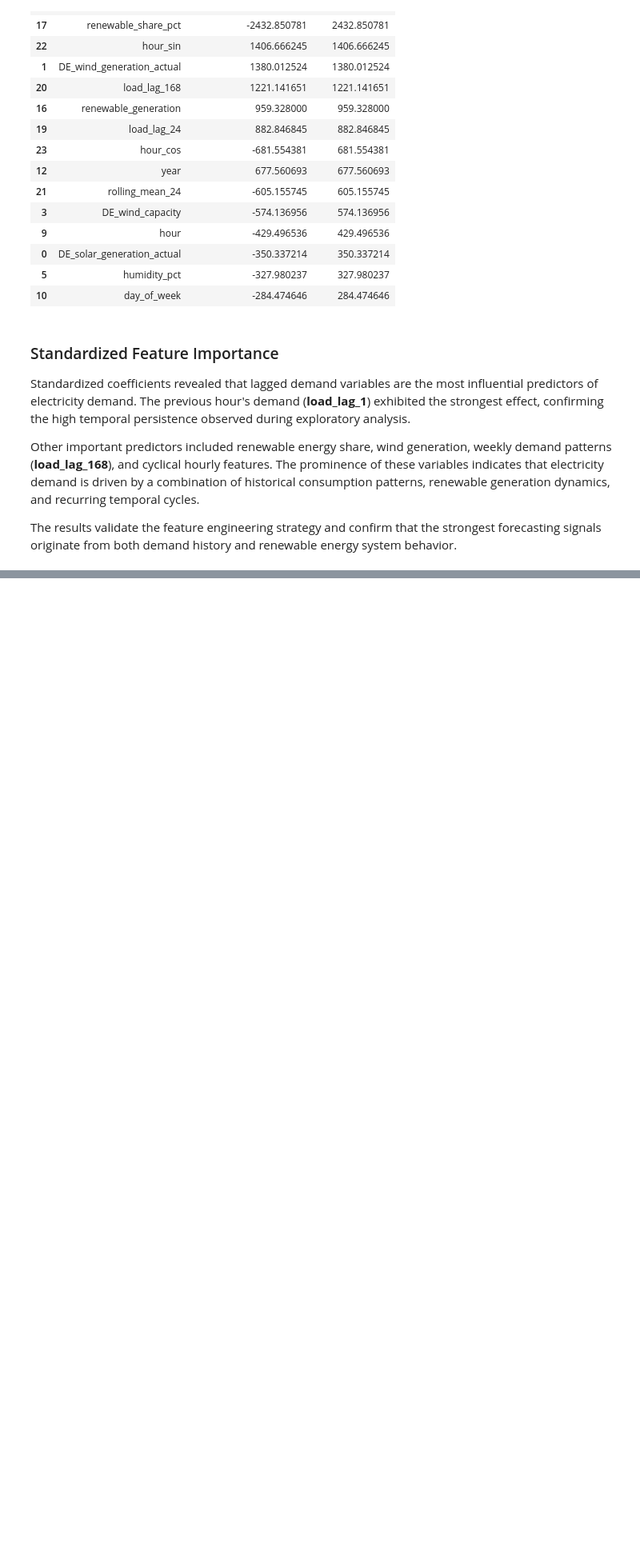
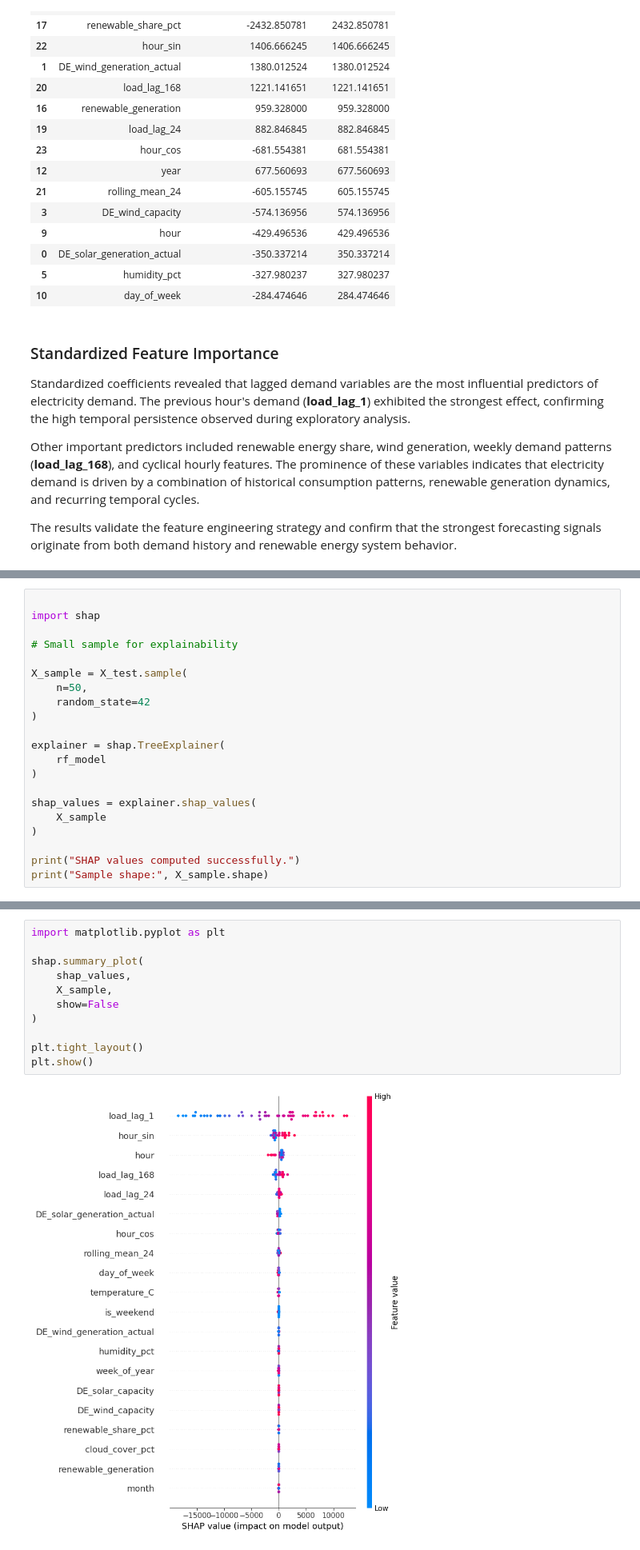
Before and after one commit to Kendivoen/energy-analytics-platform, a Jupyter notebook: notebooks/05_demand_forecasting.ipynb, the cells around one changed output, grey strips where cells are left out. Shown at 80% size. Saved outputs shown, nothing was run; the diff lists cells and outputs as text; blank space fills up the shorter version.

```diff
--- a/notebooks/05_demand_forecasting.ipynb
+++ b/notebooks/05_demand_forecasting.ipynb
@@ -383,0 +725,21 @@ The results validate the feature engineering strategy and confirm that the stron
+# %%
+
+import shap
+
+# Small sample for explainability
+
+X_sample = X_test.sample(
+    n=50,
+    random_state=42
+)
+
+explainer = shap.TreeExplainer(
+    rf_model
+)
+
+shap_values = explainer.shap_values(
+    X_sample
+)
+
+print("SHAP values computed successfully.")
+print("Sample shape:", X_sample.shape)
@@ -383,0 +753,13 @@ The results validate the feature engineering strategy and confirm that the stron
+# %%
+import matplotlib.pyplot as plt
+
+shap.summary_plot(
+    shap_values,
+    X_sample,
+    show=False
+)
+
+plt.tight_layout()
+plt.show()
+# %% [output]
+[figure, added]
```
Also changed, not shown: parts of 52 cells of this notebook.
